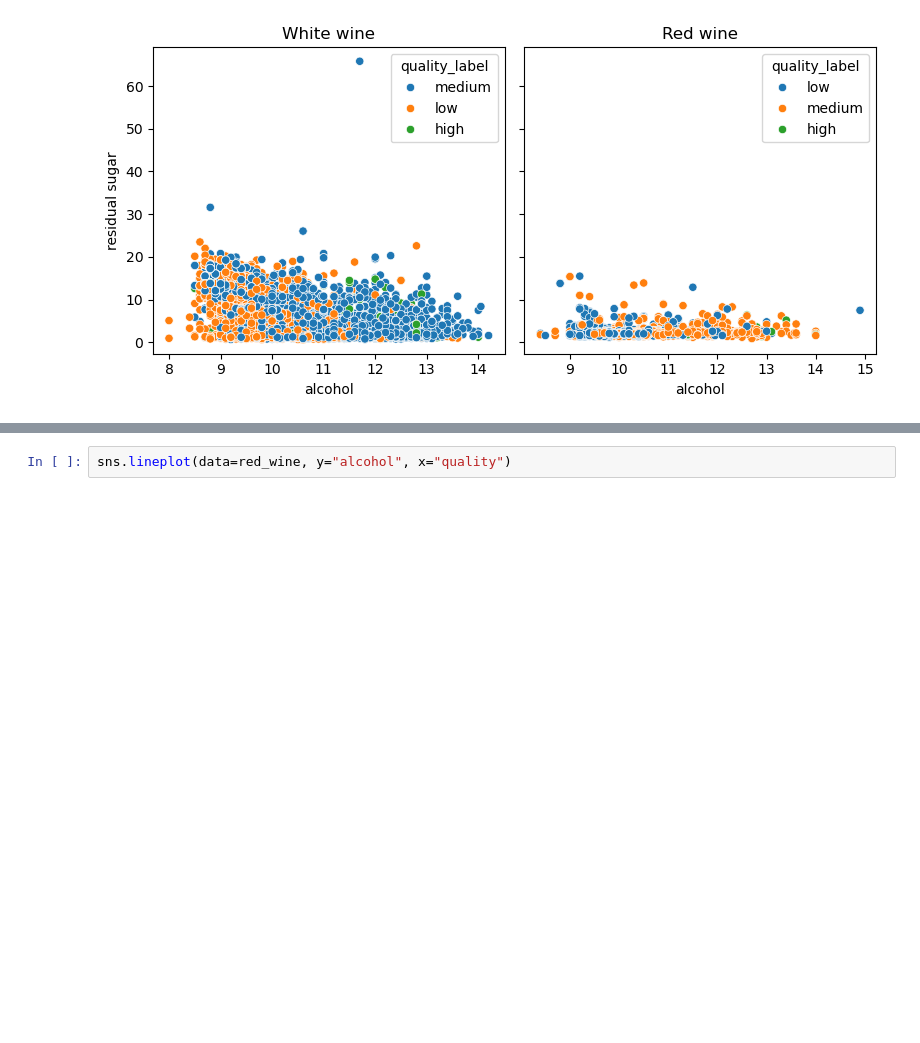
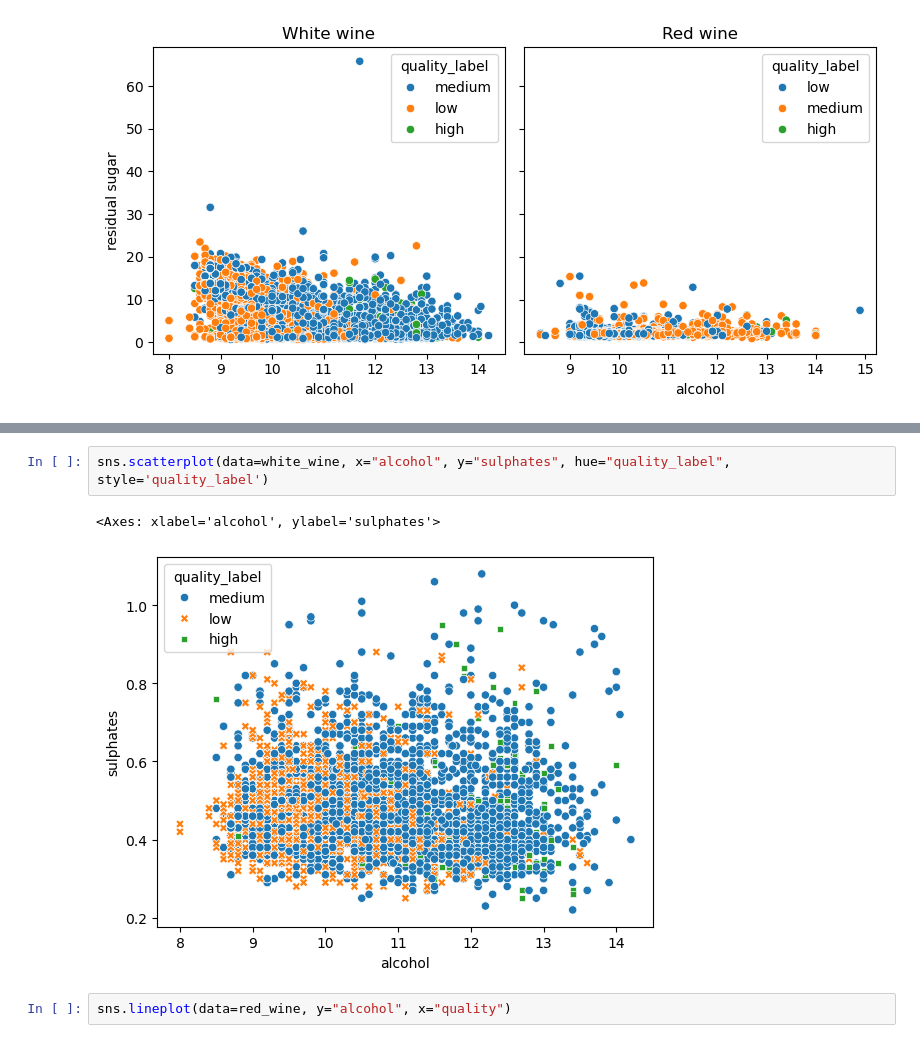
Before and after one commit to Meddy92-gif/Blueberry-winery-project, a Jupyter notebook: wine+quality/EDA_red+white_wine.ipynb, the cells around one changed output, grey strips where cells are left out. Saved outputs shown, nothing was run; the diff lists cells and outputs as text; blank space fills up the shorter version.

```diff
--- a/wine+quality/EDA_red+white_wine.ipynb
+++ b/wine+quality/EDA_red+white_wine.ipynb
@@ -132,3 +134,8 @@ sns.scatterplot(data=red_wine, x="alcohol", y="sulphates", hue="quality_label",
+# %%
+sns.scatterplot(data=white_wine, x="alcohol", y="sulphates", hue="quality_label", style='quality_label')
+# %% [output]
+<Axes: xlabel='alcohol', ylabel='sulphates'>
+[figure, added]
 # %%
 sns.lineplot(data=red_wine, y="alcohol", x="quality")
 # %% [output]
```
Also changed, not shown: parts of 10 cells of this notebook.
